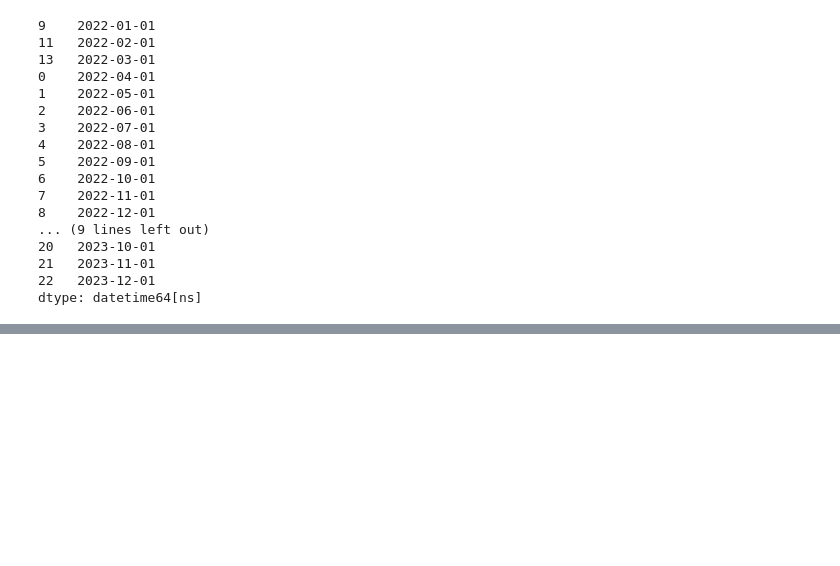
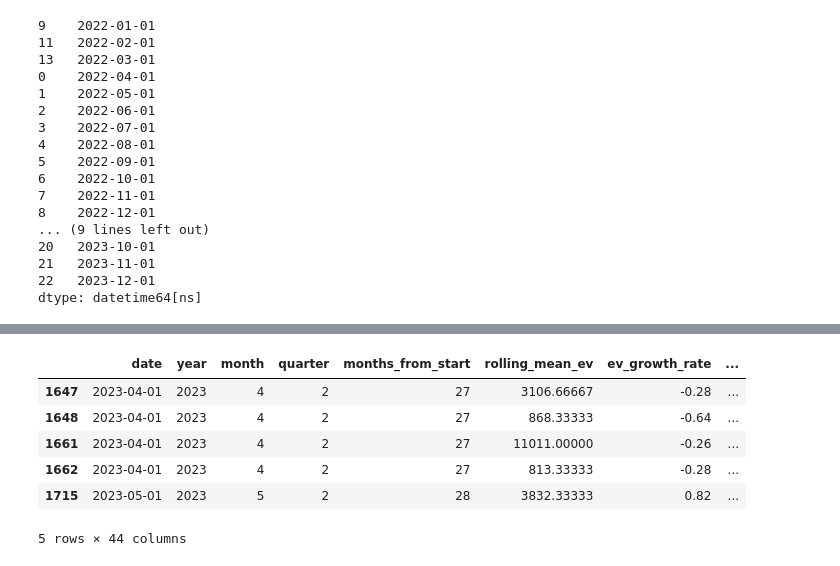
Before and after one commit to sadiqhasanrupani/ev-analysis, a Jupyter notebook: notebooks/research/3_research_question_analysis.ipynb, the cells around one changed output, grey strips where cells are left out. Saved outputs shown, nothing was run; the diff lists cells and outputs as text; code cells hidden in the pictures; blank space fills up the shorter version.

```diff
--- a/notebooks/research/3_research_question_analysis.ipynb
+++ b/notebooks/research/3_research_question_analysis.ipynb
@@ -1970,0 +2957,23 @@ ev_maker_fiscal =
+# %%
+df_state["penetration_rate"] = (df_state["electric_vehicles_sold"] / df_state["total_vehicles_sold"]) * 100
+# %%
+df_state['date'] = pd.to_datetime(df_state['date'], errors='coerce')
+
+# Getting fiscal year
+df_state["fiscal_year"] = df_state["date"].dt.year.where(
+    df_state["date"].dt.month < 4, df_state["date"].dt.year + 1
+)
+
+# filter out by 2024 and data should of delhi and karnataka
+df_state = df_state[df_state["fiscal_year"] == 2024]
+df_state = df_state[df_state["state"].isin(["Delhi", "Karnataka"])]
+
+display(df_state.head())
+# %% [output]
+|  | date | year | month | quarter | months_from_start | rolling_mean_ev | ev_growth_rate | ... |
+| 1647 | 2023-04-01 | 2023 | 4 | 2 | 27 | 3106.66667 | -0.28 | ... |
+| 1648 | 2023-04-01 | 2023 | 4 | 2 | 27 | 868.33333 | -0.64 | ... |
+| 1661 | 2023-04-01 | 2023 | 4 | 2 | 27 | 11011.00000 | -0.26 | ... |
+| 1662 | 2023-04-01 | 2023 | 4 | 2 | 27 | 813.33333 | -0.28 | ... |
+| 1715 | 2023-05-01 | 2023 | 5 | 2 | 28 | 3832.33333 | 0.82 | ... |
+5 rows × 44 columns
```
Also changed, not shown: parts of 26 cells of this notebook, 15 other files.
